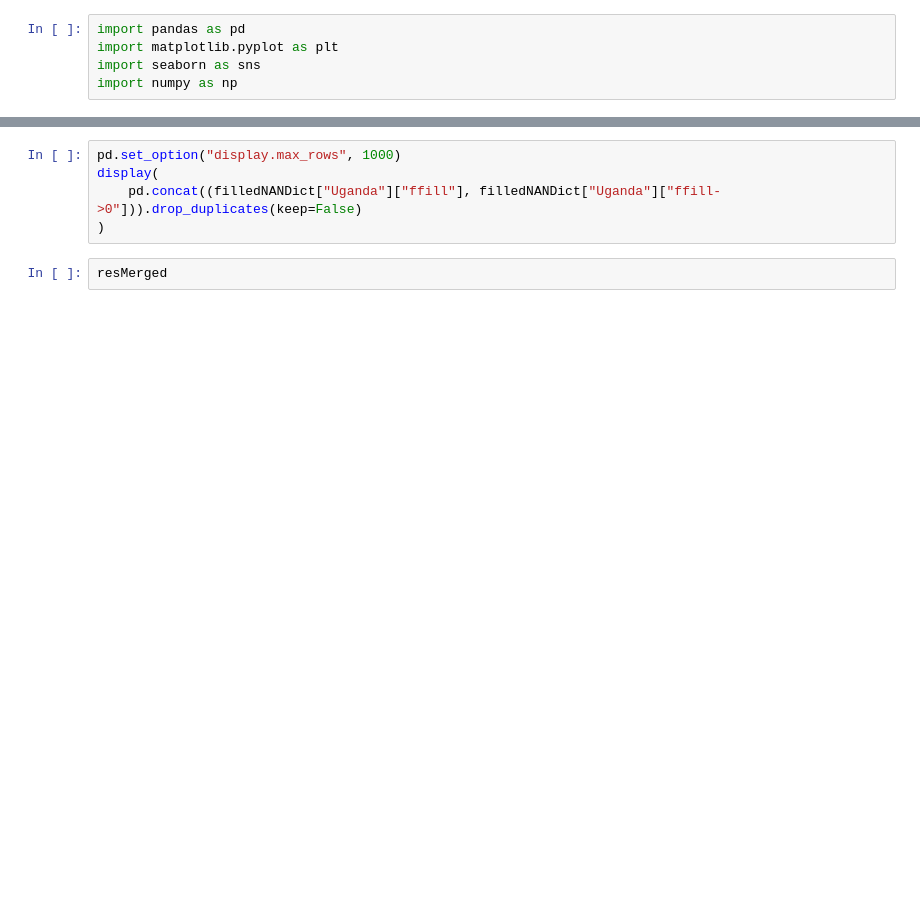
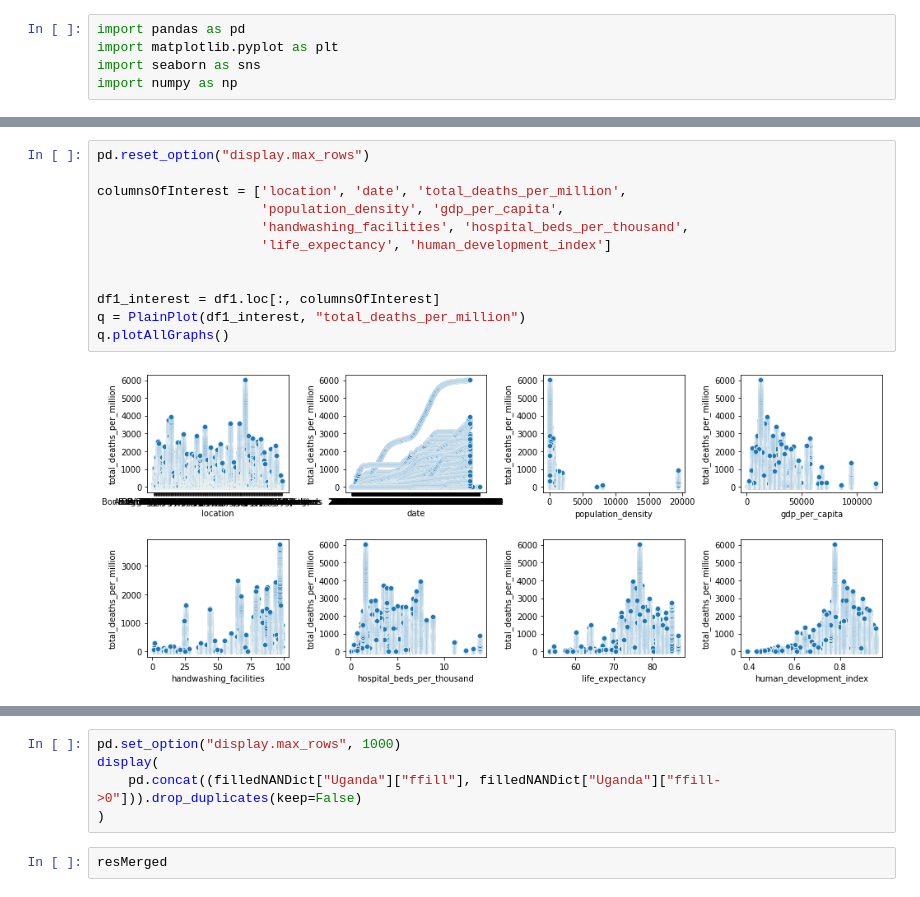
Before and after one commit to YongZhengYew/DDW_Project2D, a Jupyter notebook: app/Task1/data/owid.ipynb, the cells around one changed output, grey strips where cells are left out. Cells and saved outputs as stored; diff of their text form; blank space fills up the shorter version.

Commit message:
added plainplot

```diff
--- a/app/Task1/data/owid.ipynb
+++ b/app/Task1/data/owid.ipynb
@@ -12 +80,15 @@ print(df1.columns)
+# %%
+pd.reset_option("display.max_rows")
+
+columnsOfInterest = ['location', 'date', 'total_deaths_per_million',
+                     'population_density', 'gdp_per_capita',
+                     'handwashing_facilities', 'hospital_beds_per_thousand',
+                     'life_expectancy', 'human_development_index']
+
+
+df1_interest = df1.loc[:, columnsOfInterest]
+q = PlainPlot(df1_interest, "total_deaths_per_million")
+q.plotAllGraphs()
+# %% [output]
+[figure, added]
 # %%
```
Also changed, not shown: parts of 5 cells of this notebook, 2 other files.
